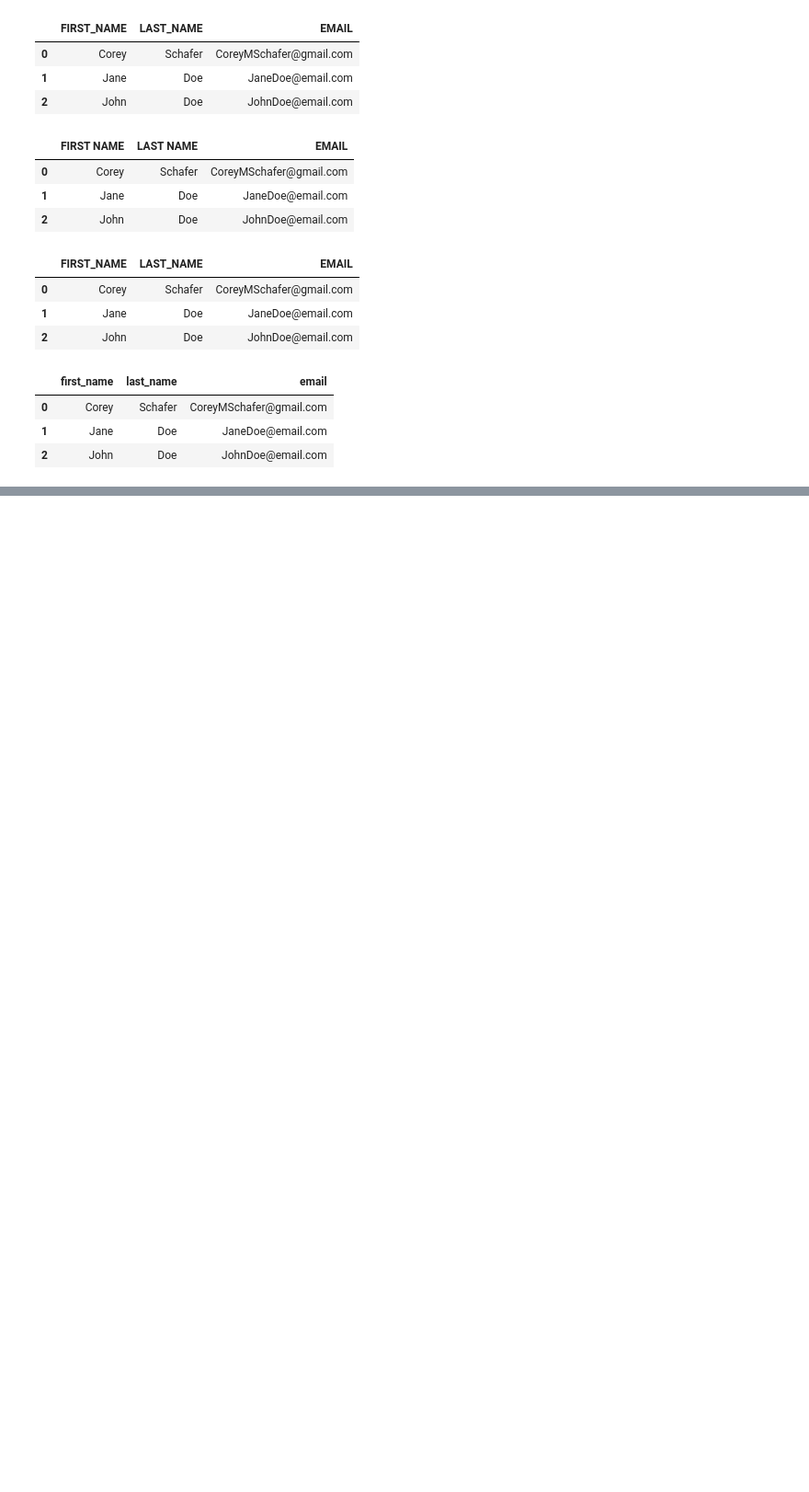
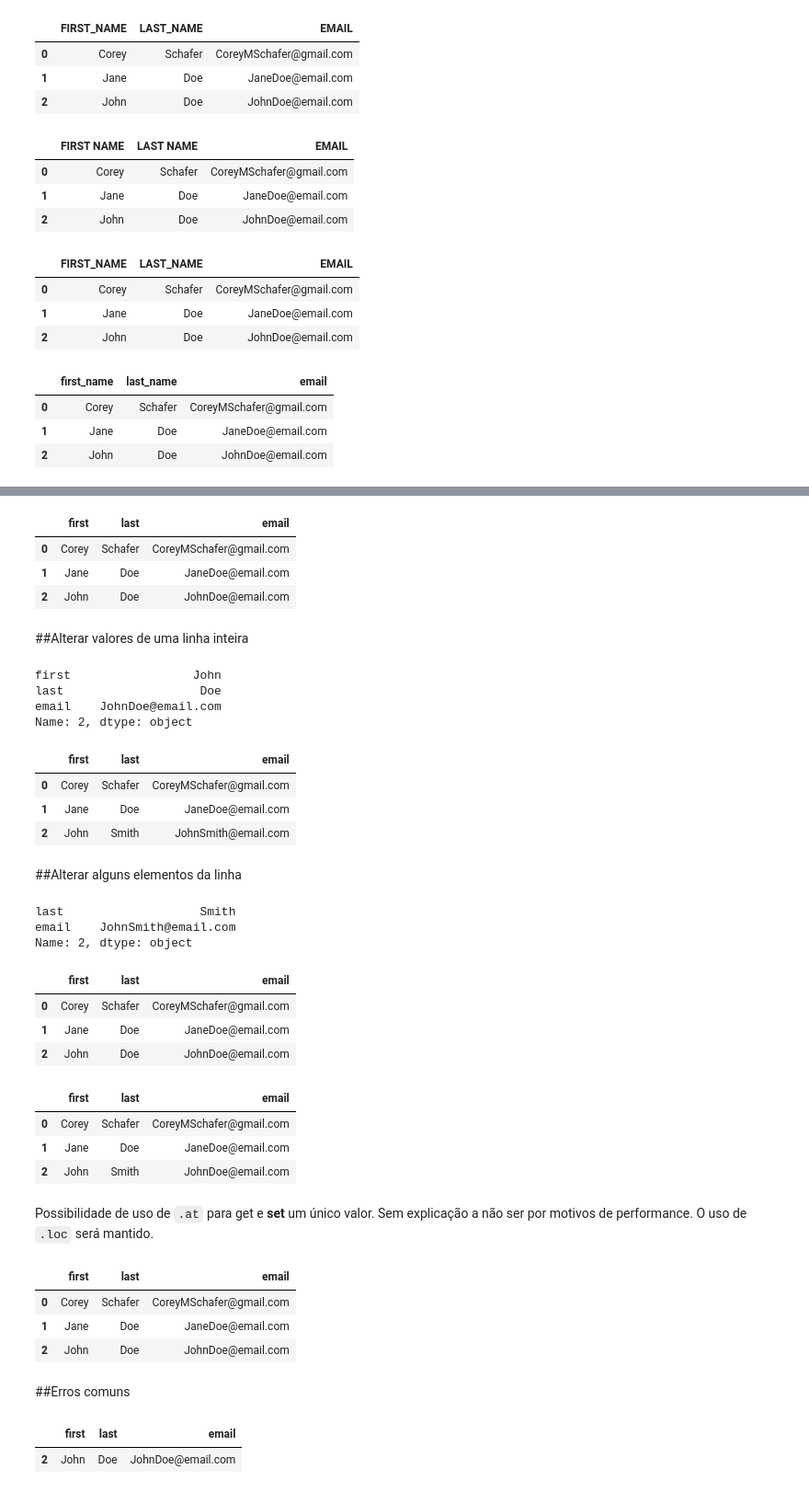
Before and after one commit to leanpina/Pandas_Corey_Shaffer, a Jupyter notebook: SnippetsCode_Chapter5.ipynb, the cells around one changed output, grey strips where cells are left out. Shown at 92% size. Cells and saved outputs as stored; diff of their text form; code cells hidden in the pictures; blank space fills up the shorter version.

```diff
--- a/SnippetsCode_Chapter5.ipynb
+++ b/SnippetsCode_Chapter5.ipynb
@@ -68,0 +85,35 @@ df
+# %%
+df.rename(columns={'first_name':'first', 'last_name':'last'}, inplace=True)
+# %%
+df
+# %% [output]
+|  | first | last | email |
+| 0 | Corey | Schafer | CoreyMSchafer@gmail.com |
+| 1 | Jane | Doe | JaneDoe@email.com |
+| 2 | John | Doe | JohnDoe@email.com |
+# %% [markdown]
+##Alterar valores de uma linha inteira
+# %%
+ df.loc[2]
+# %% [output]
+first                 John
+last                   Doe
+email    JohnDoe@email.com
+Name: 2, dtype: object
+# %%
+ df.loc[2] = ['John', 'Smith', 'JohnSmith@email.com']
+# %%
+df
+# %% [output]
+|  | first | last | email |
+| 0 | Corey | Schafer | CoreyMSchafer@gmail.com |
+| 1 | Jane | Doe | JaneDoe@email.com |
+| 2 | John | Smith | JohnSmith@email.com |
+# %% [markdown]
+##Alterar alguns elementos da linha
+# %%
+df.loc[2, ['last', 'email']]
+# %% [output]
+last                   Smith
+email    JohnSmith@email.com
+Name: 2, dtype: object
@@ -68,0 +122,7 @@ df
+# %%
+df
+# %% [output]
+|  | first | last | email |
+| 0 | Corey | Schafer | CoreyMSchafer@gmail.com |
+| 1 | Jane | Doe | JaneDoe@email.com |
+| 2 | John | Doe | JohnDoe@email.com |
@@ -68,0 +131,9 @@ df
+# %%
+df
+# %% [output]
+|  | first | last | email |
+| 0 | Corey | Schafer | CoreyMSchafer@gmail.com |
+| 1 | Jane | Doe | JaneDoe@email.com |
+| 2 | John | Smith | JohnDoe@email.com |
+# %% [markdown]
+Possibilidade de uso de `.at` para get e **set** um único valor. Sem explicação a não ser por motivos de performance. O uso de `.loc` será mantido.
@@ -68,0 +142,15 @@ df
+# %%
+df
+# %% [output]
+|  | first | last | email |
+| 0 | Corey | Schafer | CoreyMSchafer@gmail.com |
+| 1 | Jane | Doe | JaneDoe@email.com |
+| 2 | John | Doe | JohnDoe@email.com |
+# %% [markdown]
+##Erros comuns
+# %%
+filt = (df['email'] == 'JohnDoe@email.com')
+df[filt]
+# %% [output]
+|  | first | last | email |
+| 2 | John | Doe | JohnDoe@email.com |
```
Also changed, not shown: parts of 25 cells of this notebook.
